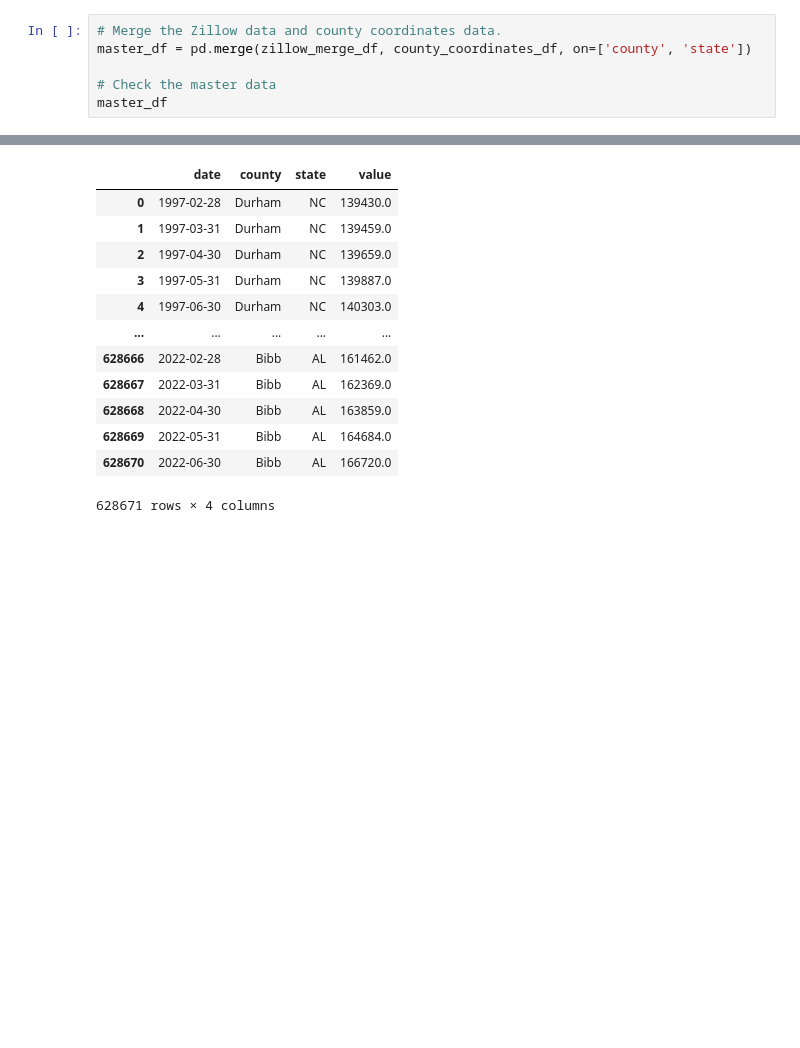
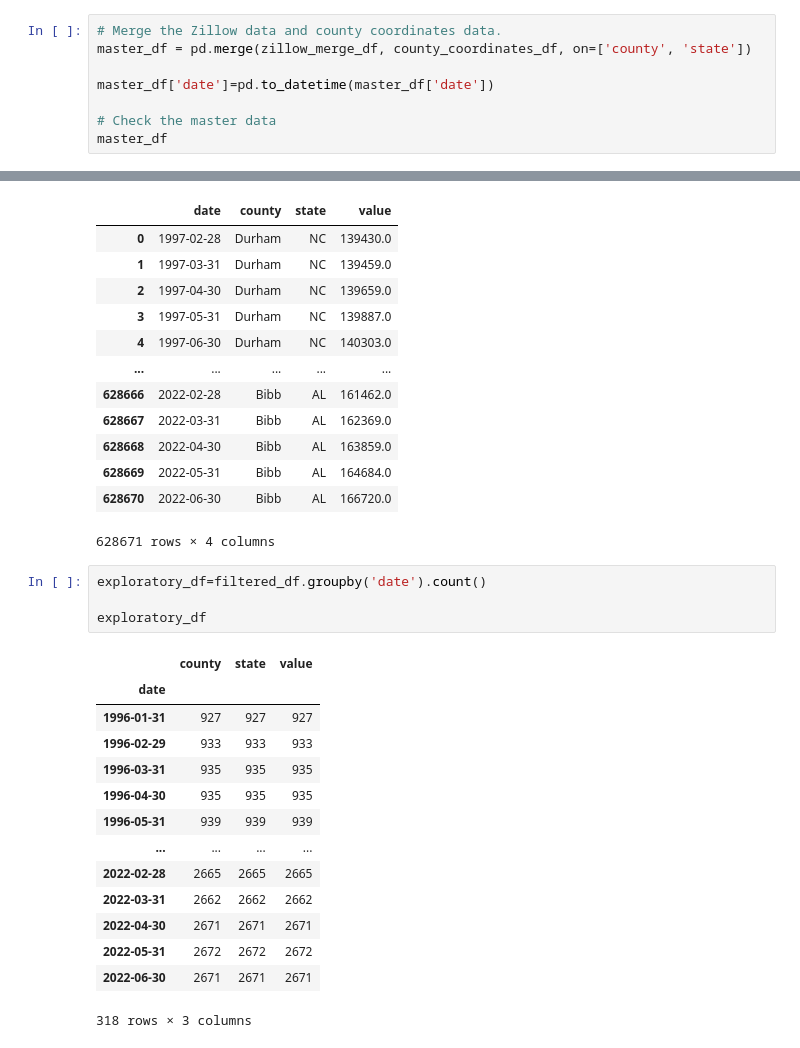
Before and after one commit to quinnwong31/Realestate_of_Mind, a Jupyter notebook: API_testing.ipynb, the cells around one changed output, grey strips where cells are left out. Saved outputs shown, nothing was run; the diff lists cells and outputs as text; blank space fills up the shorter version.

```diff
--- a/API_testing.ipynb
+++ b/API_testing.ipynb
@@ -146,6 +156,8 @@ county_coordinates_df.head()
 # Merge the Zillow data and county coordinates data.
 master_df = pd.merge(zillow_merge_df, county_coordinates_df, on=['county', 'state'])
 
+master_df['date']=pd.to_datetime(master_df['date'])
+
 # Check the master data
 master_df
 # %% [output]
@@ -221,3 +233,22 @@ filtered_df
 | 628669 | 2022-05-31 | Bibb | AL | 164684.0 |
 | 628670 | 2022-06-30 | Bibb | AL | 166720.0 |
 628671 rows × 4 columns
+# %%
+exploratory_df=filtered_df.groupby('date').count()
+
+exploratory_df
+# %% [output]
+|  | county | state | value |
+| date |  |  |  |
+| 1996-01-31 | 927 | 927 | 927 |
+| 1996-02-29 | 933 | 933 | 933 |
+| 1996-03-31 | 935 | 935 | 935 |
+| 1996-04-30 | 935 | 935 | 935 |
+| 1996-05-31 | 939 | 939 | 939 |
+| ... | ... | ... | ... |
+| 2022-02-28 | 2665 | 2665 | 2665 |
+| 2022-03-31 | 2662 | 2662 | 2662 |
+| 2022-04-30 | 2671 | 2671 | 2671 |
+| 2022-05-31 | 2672 | 2672 | 2672 |
+| 2022-06-30 | 2671 | 2671 | 2671 |
+318 rows × 3 columns
```
Also changed, not shown: parts of 5 cells of this notebook.
